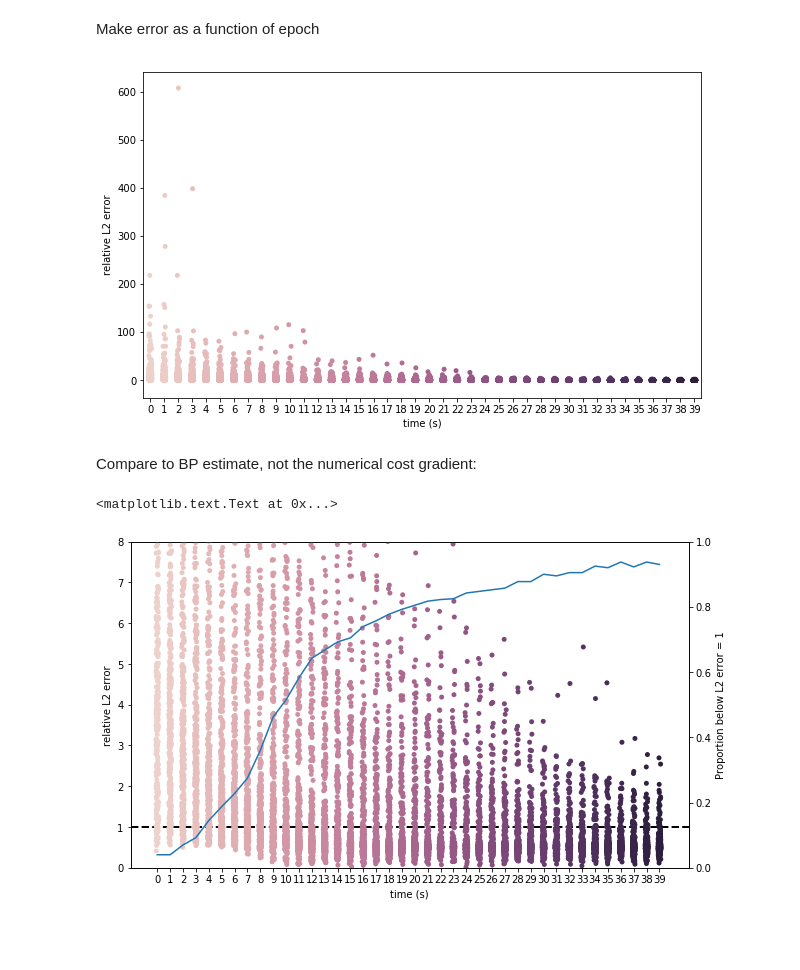
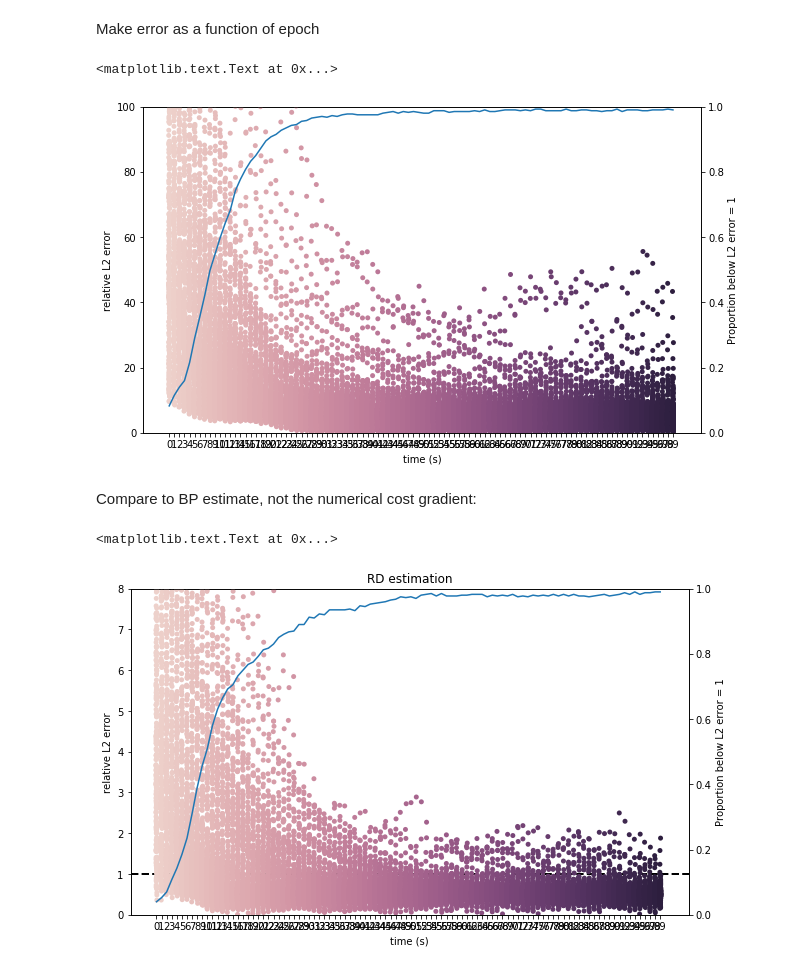
Before and after one commit to benlansdell/rdd, a Jupyter notebook: fig_4_learning_beta.ipynb, the cells around one changed output. Drawn from its saved outputs; the diff is of its cells as text; code cells hidden in the pictures; blank space fills up the shorter version.

```diff
--- a/fig_4_learning_beta.ipynb
+++ b/fig_4_learning_beta.ipynb
@@ -86,9 +86,10 @@ W[0] = 17
 W[0] = 18
 W[0] = 19
 # %%
-learnt_beta = np.load('./sweeps/learningbeta_fixedx_sweepw_banana.npz')
+learnt_beta = np.load('./sweeps/learningbeta_fixedx_sweepw_banana_perturbation.npz')
 beta_rd = learnt_beta['beta_rd']
 beta_rd_true = learnt_beta['beta_rd_true']
+beta_sp = learnt_beta['beta_sp']
 wmax = 20
 #print(beta_rd.shape)
 # %%
@@ -111,0 +113,13 @@ ax1.set_title('Epoch: %d'%ep)
+# %%
+grad = np.gradient(cost2)
+X, Y = np.meshgrid(np.linspace(1,wmax,N), np.linspace(1,wmax,N))
+#for ep in range(beta_rd.shape[3]):
+ep = 19
+fig, ax1 = plt.subplots(1,1,figsize=(8,8))
+a=ax1.contourf(np.log(cost2), 30, cmap='plasma', origin='lower', extent=[0, wmax+1, 0, wmax+1])
+ax1.quiver(X, Y, -beta_sp[:,:,1,ep], -beta_sp[:,:,0,ep], color=(1, 0, 0))
+ax1.quiver(X, Y, -grad[1], -grad[0], color=(1, 1, 1))
+ax1.set_title("Regression discontinuity")
+ax1.set_xlabel('$W_1$')
+ax1.set_ylabel('$W_2$')
+ax1.set_title('SP estimate Epoch: %d'%ep)
@@ -150,11 +167,17 @@ errors_rd = errors_rd.reshape((-1,1,beta_rd.shape[3]));
 # %%
 data = pd.DataFrame(errors_rd[:,0,:])
 #sns.violinplot(data=data, palette="muted", jitter=True)
-ax = sns.stripplot(data=data, palette=sns.cubehelix_palette(40), jitter=True)
+ax = sns.stripplot(data=data, palette=sns.cubehelix_palette(100), jitter=True)
 ax.set_ylabel("relative L2 error")
 ax.set_xlabel('time (s)');
+ax.set_ylim([0, 100])
+ax1 = ax.twinx()
+ax1.plot(range(100), np.sum(errors_rd[:,0,:]<20,0)/400.)
+ax1.set_ylim([0, 1])
+ax1.set_ylabel('Proportion below L2 error = 1')
 # %% [output]
+<matplotlib.text.Text at 0x...>
-[figure, old version]
+[figure, new version]
 # %% [markdown]
 Compare to BP estimate, not the numerical cost gradient:
 # %%
@@ -167,15 +190,16 @@ errors_rd = errors_rd.reshape((-1,1,beta_rd.shape[3]));
 data = pd.DataFrame(errors_rd[:,0,:])
 #sns.violinplot(data=data, palette="muted", jitter=True)
 #ax = sns.swarmplot(data=data, palette=sns.cubehelix_palette(20))
-ax = sns.stripplot(data=data, palette=sns.cubehelix_palette(40), jitter=True)
+ax = sns.stripplot(data=data, palette=sns.cubehelix_palette(100), jitter=True)
 ax.set_ylabel("relative L2 error")
 ax.set_xlabel('time (s)');
 ax.set_ylim([0, 8])
 ax.axhline(y=1, linestyle='--', color='k', linewidth=2);
 ax1 = ax.twinx()
-ax1.plot(range(40), np.sum(errors_rd[:,0,:]<1,0)/400.)
+ax1.plot(range(100), np.sum(errors_rd[:,0,:]<1,0)/400.)
 ax1.set_ylim([0, 1])
 ax1.set_ylabel('Proportion below L2 error = 1')
+ax.set_title("RD estimation")
 # %% [output]
 <matplotlib.text.Text at 0x...>
-[figure, old version]
+[figure, new version]
```
Also changed, not shown: parts of 7 cells of this notebook, 12 other files.
